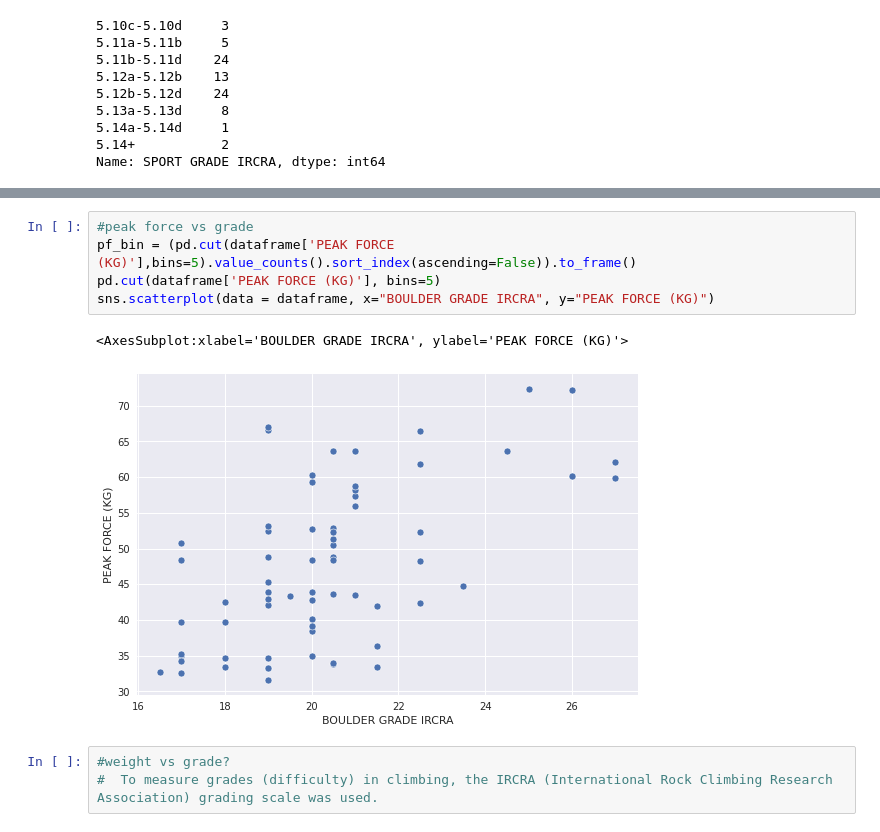
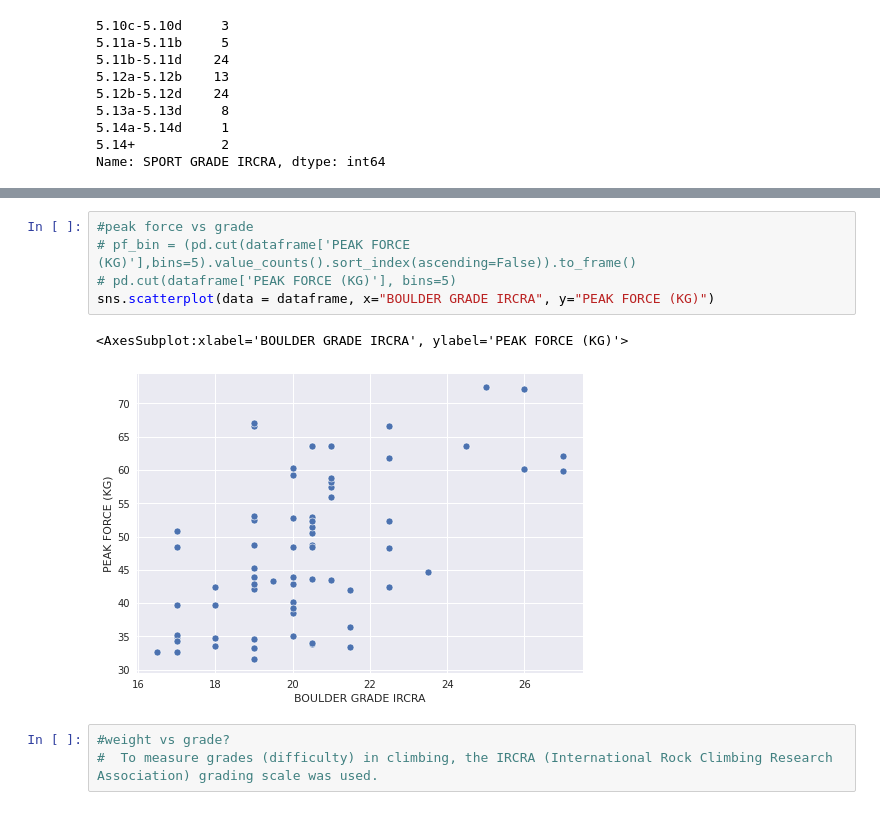
Before and after one commit to haokliao/Critical-Force-Visualization, a Jupyter notebook: EDA_002_notebook.ipynb, the cells around one changed output, grey strips where cells are left out. Drawn from its saved outputs; the diff is of its cells as text.

```diff
--- a/EDA_002_notebook.ipynb
+++ b/EDA_002_notebook.ipynb
@@ -118,11 +132,11 @@ ax2 = sns.regplot(ax= ax2, x=dataframe["SPORT GRADE IRCRA"], y=dataframe["TRAIN
 # %%
 #peak force vs grade
-pf_bin = (pd.cut(dataframe['PEAK FORCE (KG)'],bins=5).value_counts().sort_index(ascending=False)).to_frame()
-pd.cut(dataframe['PEAK FORCE (KG)'], bins=5)
+# pf_bin = (pd.cut(dataframe['PEAK FORCE (KG)'],bins=5).value_counts().sort_index(ascending=False)).to_frame()
+# pd.cut(dataframe['PEAK FORCE (KG)'], bins=5)
 sns.scatterplot(data = dataframe, x="BOULDER GRADE IRCRA", y="PEAK FORCE (KG)")
 # %% [output]
 <AxesSubplot:xlabel='BOULDER GRADE IRCRA', ylabel='PEAK FORCE (KG)'>
-[figure, old version]
+[figure, new version]
 # %%
 #weight vs grade?
 #  To measure grades (difficulty) in climbing, the IRCRA (International Rock Climbing Research Association) grading scale was used.
```
Also changed, not shown: parts of 17 cells of this notebook, 1 other file.
